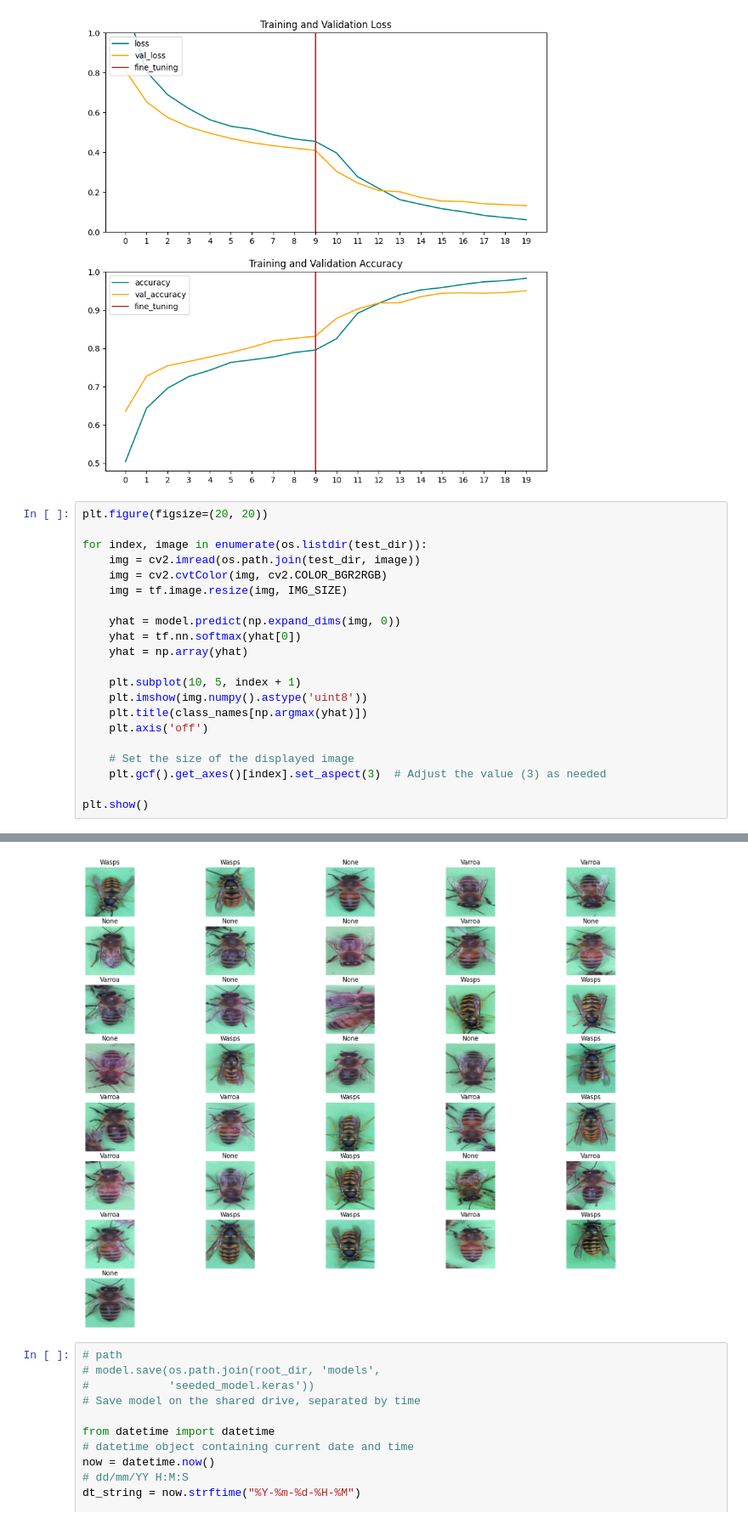
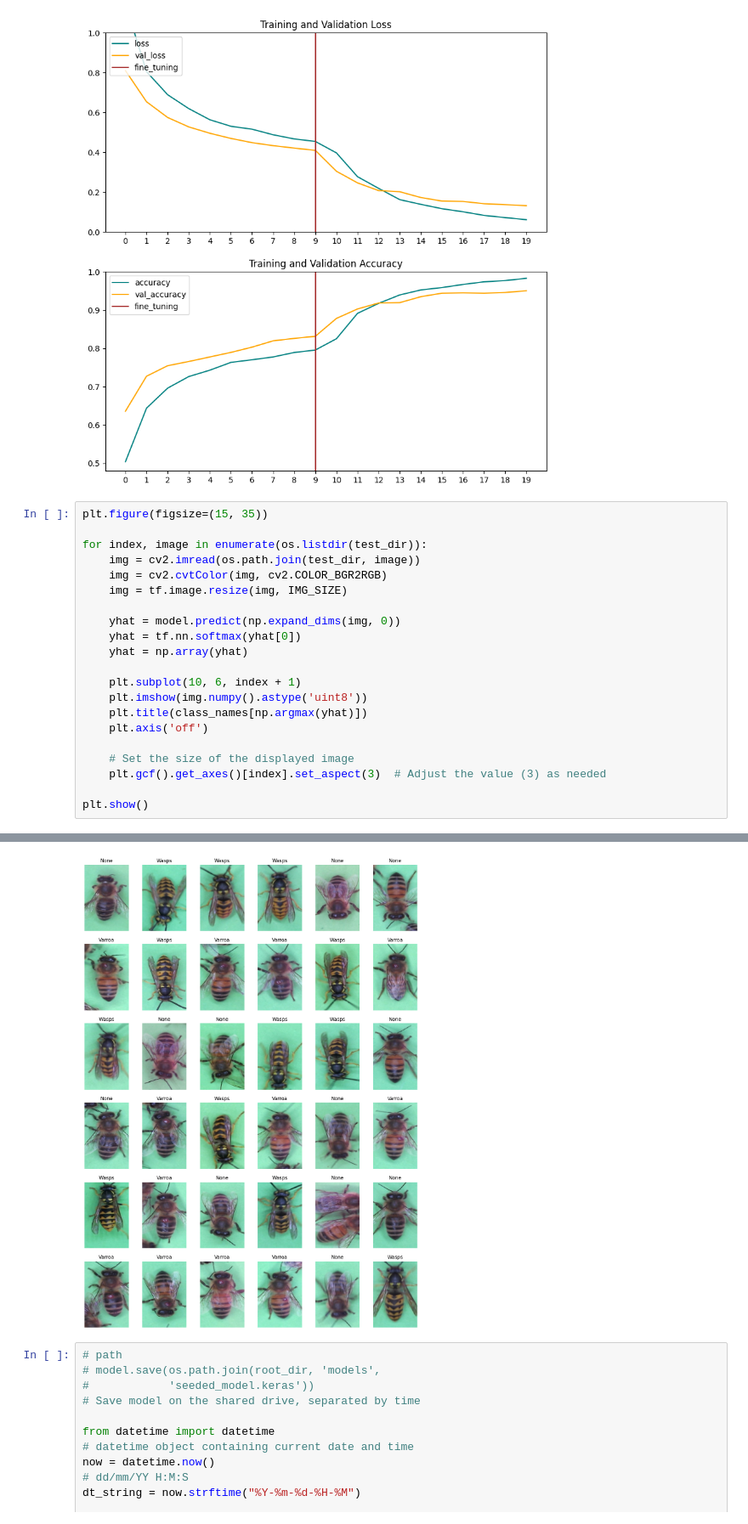
Before and after one commit to WataNekko/aiot-beehive, a Jupyter notebook: test_train.ipynb, the cells around one changed output, grey strips where cells are left out. Shown at 85% size. Cells and saved outputs as stored; diff of their text form.

```diff
--- a/test_train.ipynb
+++ b/test_train.ipynb
@@ -327,7 +327,7 @@ plt.show()
 # %% [output]
 [figure]
 # %%
-plt.figure(figsize=(20, 20))
+plt.figure(figsize=(15, 35))
 
 for index, image in enumerate(os.listdir(test_dir)):
     img = cv2.imread(os.path.join(test_dir, image))
@@ -338,7 +338,7 @@ for index, image in enumerate(os.listdir(test_dir)):
     yhat = tf.nn.softmax(yhat[0])
     yhat = np.array(yhat)
 
-    plt.subplot(10, 5, index + 1)
+    plt.subplot(10, 6, index + 1)
     plt.imshow(img.numpy().astype('uint8'))
     plt.title(class_names[np.argmax(yhat)])
     plt.axis('off')
@@ -368,4 +368,4 @@ plt.show()
-[figure, old version]
+[figure, new version]
 # %%
 # path
 # model.save(os.path.join(root_dir, 'models',
```
Also changed, not shown: parts of 3 cells of this notebook.
